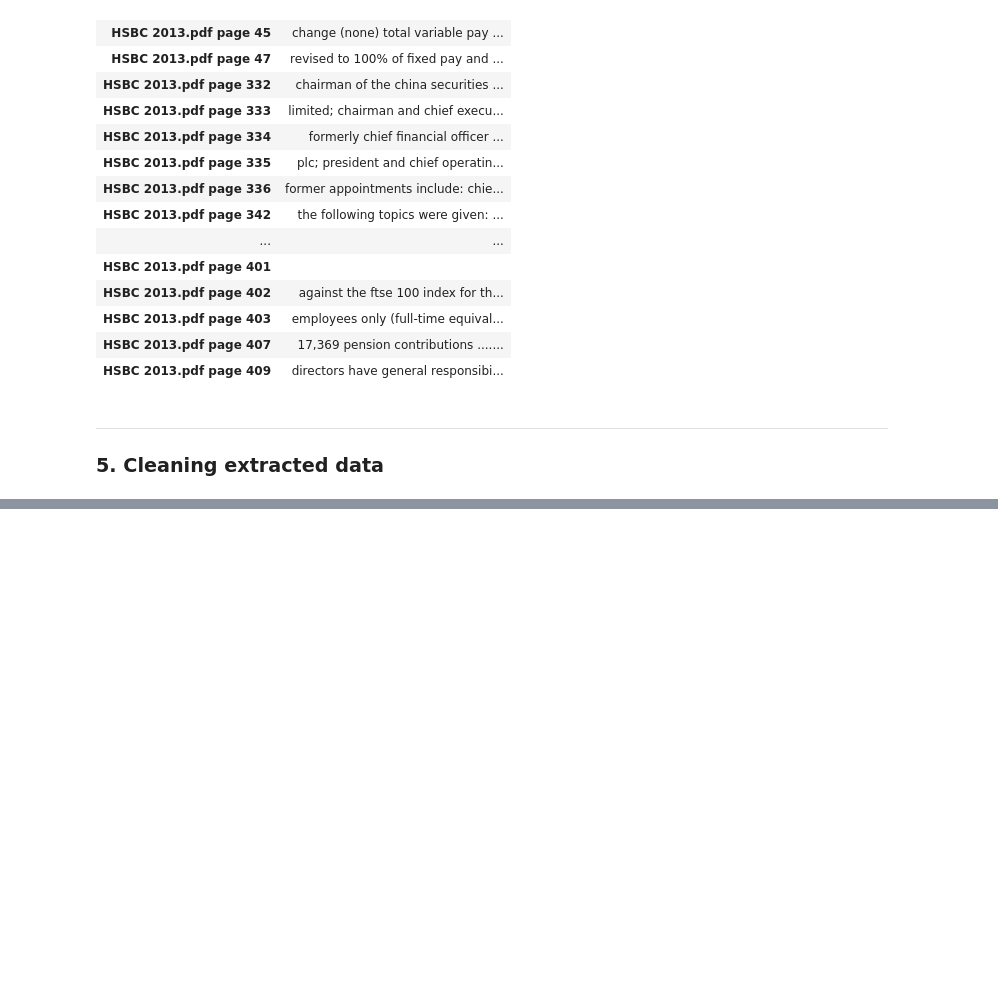
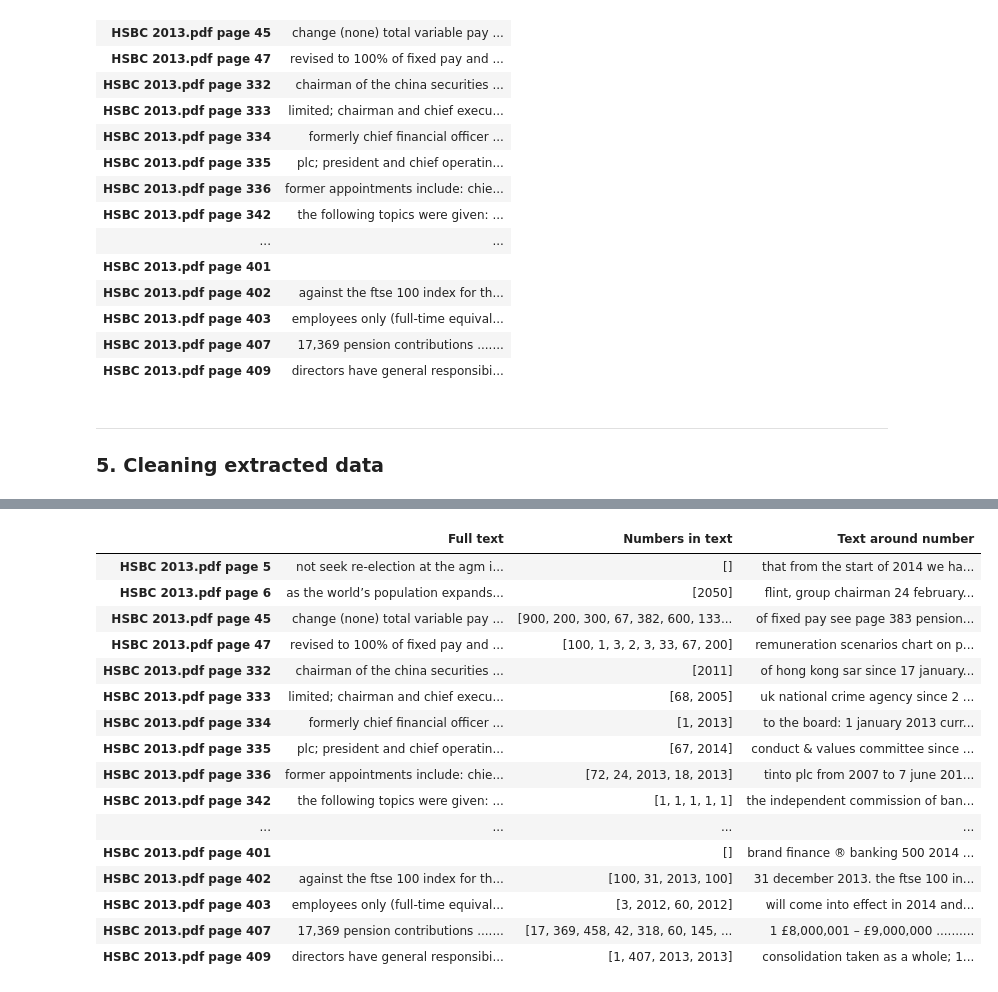
Before and after one commit to maxbranting/Remuneration-Data-Text-Mining, a Jupyter notebook: script_presentation.ipynb, the cells around one changed output, grey strips where cells are left out. Drawn from its saved outputs; the diff is of its cells as text; code cells hidden in the pictures; blank space fills up the shorter version.

Commit message:
Txt around number
Finally I have achieved extracting text around number, which appeard in file.

```diff
--- a/script_presentation.ipynb
+++ b/script_presentation.ipynb
@@ -355,5 +376,5 @@ cleaned_df
 # %%
-nmbr_dict = cleaned_df['Extracted v3'].to_list()
+nmbr_dict = sum(cleaned_df['Numbers in text'].to_list(), [])
 
 nmbr_dict
 # %% [output]
@@ -377,26 +398,18 @@ nmbr_dict
-# %%
-#have tried to do next step, but got stucked with working loop which gives nothing...
-
-cleaned_df['Partial text'] = ''
-nmbr = []
-
-for i in range(len(cleaned_df)):
-    txtsplit = cleaned_df['Full text'][i].split()
-    for z in range(len(cleaned_df['Extracted v3'][i][0:])):
-        nmbr.append(cleaned_df['Extracted v3'][i][z])
-        for index, item in enumerate(txtsplit):
-            if item in nmbr:
-                cleaned_df['Partial text'][i] = txtsplit[index-10:index+10]
+# %%
+strings = [str(x) for x in nmbr_dict]
 # %%
+insert2 = ' page '
 remuntext_dict2 = {}
+extracted_text2 = pd.DataFrame()
+for title, pages in testpages.items():
+    document2 = PyPDF2.PdfFileReader(pth + '/' + title, strict=False)
+    for page in pages:
+        textsplit2 = document2.getPage(page).extractText().lower().split()
+        for index, item in enumerate(textsplit2):
+            if item in strings:
+                dictitle2 = (str(title) + ' page ' + str(page))
+                remuntext_dict2[dictitle2] = textsplit2[index-5:index+5]
+remuntext_dict2 = {index: ' '.join(values) for index, values in remuntext_dict2.items()}
+txt_df = pd.DataFrame.from_dict(remuntext_dict2, orient = 'index')
 
-for i in range(len(cleaned_df)):
-    txtsplit = cleaned_df['Full text'][i].split()
-    for index, number in enumerate(txtsplit):
-        if number in nmbr_dict:
-            dictitle2 = cleaned_df.index[i]
-            remuntext_dict2[dictitle2] = textsplit[index-5:index+5]
-remuntext_dict2 = {index: ' '.join(values) for index, values in remuntext_dict2.items()}
-remuntext_df2 = pd.DataFrame.from_dict(remuntext_dict2, orient = 'index')
-
-remuntext_df2
+txt_df.rename(columns={0:'Text around number'}, inplace=True)
@@ -436,0 +416,21 @@ cleaned_df
+# %%
+cleaned_df = pd.concat([cleaned_df, txt_df], axis=1)
+cleaned_df
+# %% [output]
+|  | Full text | Numbers in text | Text around number |
+| HSBC 2013.pdf page 5 | not seek re-election at the agm i... | [] | that from the start of 2014 we ha... |
+| HSBC 2013.pdf page 6 | as the world’s population expands... | [2050] | flint, group chairman 24 february... |
+| HSBC 2013.pdf page 45 | change (none) total variable pay ... | [900, 200, 300, 67, 382, 600, 133... | of fixed pay see page 383 pension... |
+| HSBC 2013.pdf page 47 | revised to 100% of fixed pay and ... | [100, 1, 3, 2, 3, 33, 67, 200] | remuneration scenarios chart on p... |
+| HSBC 2013.pdf page 332 | chairman of the china securities ... | [2011] | of hong kong sar since 17 january... |
+| HSBC 2013.pdf page 333 | limited; chairman and chief execu... | [68, 2005] | uk national crime agency since 2 ... |
+| HSBC 2013.pdf page 334 | formerly chief financial officer ... | [1, 2013] | to the board: 1 january 2013 curr... |
+| HSBC 2013.pdf page 335 | plc; president and chief operatin... | [67, 2014] | conduct & values committee since ... |
+| HSBC 2013.pdf page 336 | former appointments include: chie... | [72, 24, 2013, 18, 2013] | tinto plc from 2007 to 7 june 201... |
+| HSBC 2013.pdf page 342 | the following topics were given: ... | [1, 1, 1, 1, 1] | the independent commission of ban... |
+| ... | ... | ... | ... |
+| HSBC 2013.pdf page 401 |  | [] | brand finance ® banking 500 2014 ... |
+| HSBC 2013.pdf page 402 | against the ftse 100 index for th... | [100, 31, 2013, 100] | 31 december 2013. the ftse 100 in... |
+| HSBC 2013.pdf page 403 | employees only (full-time equival... | [3, 2012, 60, 2012] | will come into effect in 2014 and... |
+| HSBC 2013.pdf page 407 | 17,369 pension contributions ....... | [17, 369, 458, 42, 318, 60, 145, ... | 1 £8,000,001 – £9,000,000 .......... |
+| HSBC 2013.pdf page 409 | directors have general responsibi... | [1, 407, 2013, 2013] | consolidation taken as a whole; 1... |
```
Also changed, not shown: parts of 7 cells of this notebook, 1 other file.
